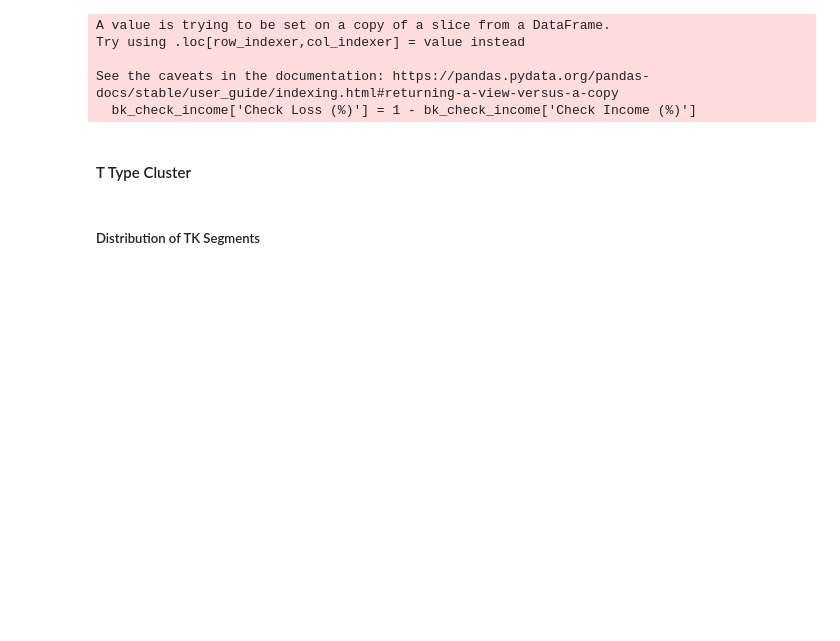
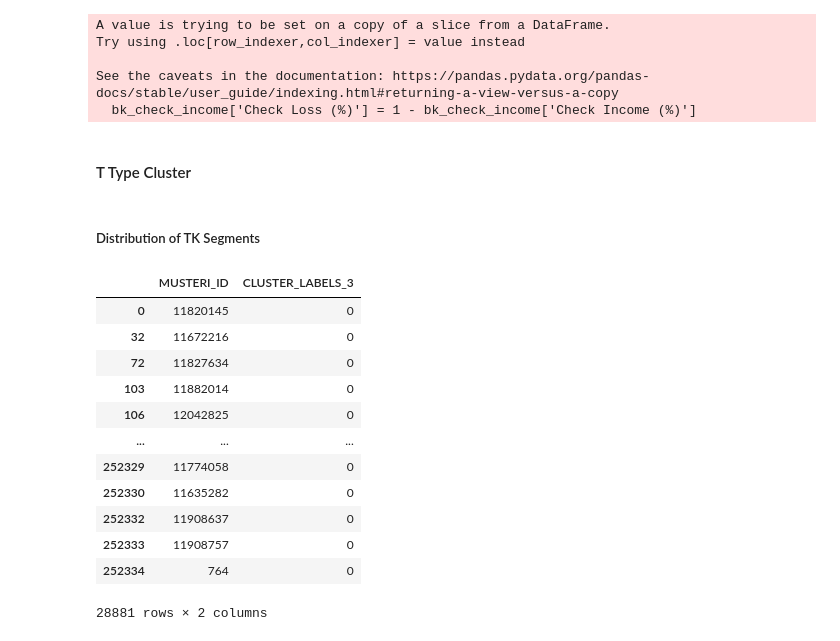
Before and after one commit to EmirhanServeren/factoring-customer-segmentation, a Jupyter notebook: insight_data_analysis.ipynb, the cells around one changed output. Drawn from its saved outputs; the diff is of its cells as text; code cells hidden in the pictures; blank space fills up the shorter version.

```diff
--- a/insight_data_analysis.ipynb
+++ b/insight_data_analysis.ipynb
@@ -377,3 +390,19 @@ tk_cluster_distribution = tk_data[['MUSTERI_ID','CLUSTER_LABELS_3']]
+# %%
+tk_cluster_distribution
+# %% [output]
+|  | MUSTERI_ID | CLUSTER_LABELS_3 |
+| 0 | 11820145 | 0 |
+| 32 | 11672216 | 0 |
+| 72 | 11827634 | 0 |
+| 103 | 11882014 | 0 |
+| 106 | 12042825 | 0 |
+| ... | ... | ... |
+| 252329 | 11774058 | 0 |
+| 252330 | 11635282 | 0 |
+| 252332 | 11908637 | 0 |
+| 252333 | 11908757 | 0 |
+| 252334 | 764 | 0 |
+28881 rows × 2 columns
 # %%
 tk_cluster_distribution = tk_cluster_distribution['CLUSTER_LABELS_3'].value_counts()
 tk_cluster_distribution = tk_cluster_distribution.reset_index()
```
Also changed, not shown: parts of 5 cells of this notebook, 3 other files.
